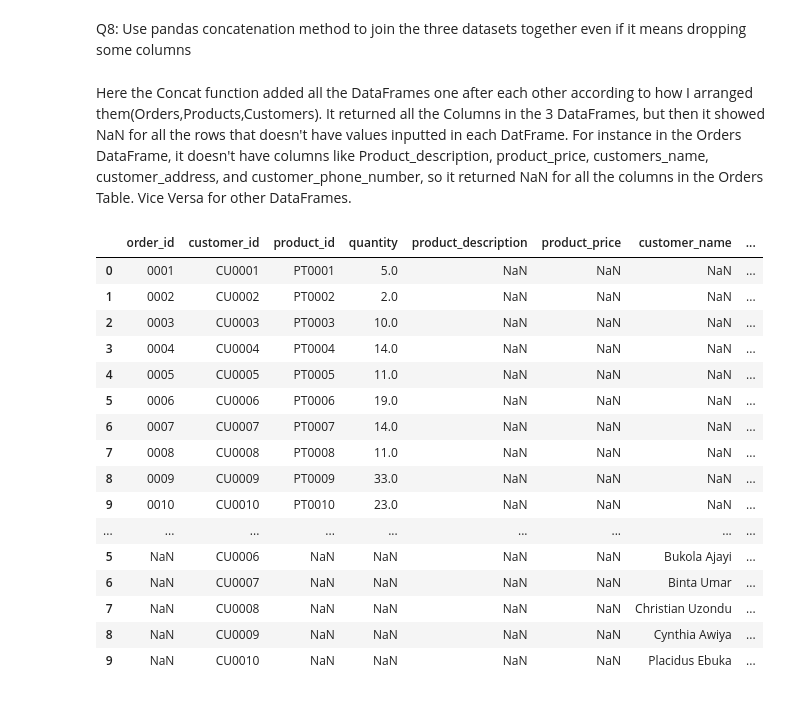
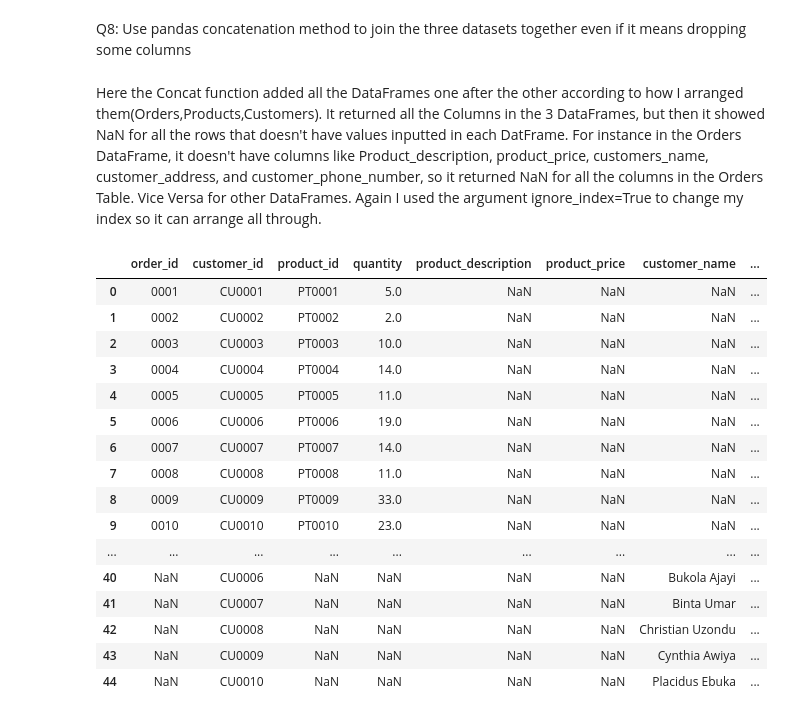
Before and after one commit to Placidus-Ali/Stutern, a Jupyter notebook: model6_lesson4/dataframe.ipynb, the cells around one changed output. Drawn from its saved outputs; the diff is of its cells as text; code cells hidden in the pictures.

```diff
--- a/model6_lesson4/dataframe.ipynb
+++ b/model6_lesson4/dataframe.ipynb
@@ -192,25 +192,25 @@ Products_Customers
 # %% [markdown]
 Q8: Use pandas concatenation method to join the three datasets together even if it means dropping some columns
 # %% [markdown]
-Here the Concat function added all the DataFrames one after each other according to how I arranged them(Orders,Products,Customers). It returned all the Columns in the 3 DataFrames, but then it showed NaN for all the rows that doesn't have values inputted in each DatFrame. For instance in the Orders DataFrame, it doesn't have columns like Product_description, product_price, customers_name, customer_address, and customer_phone_number, so it returned NaN for all the columns in the Orders Table. Vice Versa for other DataFrames.
+Here the Concat function added all the DataFrames one after the other according to how I arranged them(Orders,Products,Customers). It returned all the Columns in the 3 DataFrames, but then it showed NaN for all the rows that doesn't have values inputted in each DatFrame. For instance in the Orders DataFrame, it doesn't have columns like Product_description, product_price, customers_name, customer_address, and customer_phone_number, so it returned NaN for all the columns in the Orders Table. Vice Versa for other DataFrames. Again I used the argument ignore_index=True to change my index so it can arrange all through.
 # %%
-Tables = pd.concat([Orders, Products, Customers])
+Tables = pd.concat([Orders, Products, Customers], ignore_index=True)
 Tables
 # %% [output]
 |  | order_id | customer_id | product_id | quantity | product_description | product_price | customer_name | ... |
 | 0 | 0001 | CU0001 | PT0001 | 5.0 | NaN | NaN | NaN | ... |
 | 1 | 0002 | CU0002 | PT0002 | 2.0 | NaN | NaN | NaN | ... |
 | 2 | 0003 | CU0003 | PT0003 | 10.0 | NaN | NaN | NaN | ... |
 | 3 | 0004 | CU0004 | PT0004 | 14.0 | NaN | NaN | NaN | ... |
 | 4 | 0005 | CU0005 | PT0005 | 11.0 | NaN | NaN | NaN | ... |
 | 5 | 0006 | CU0006 | PT0006 | 19.0 | NaN | NaN | NaN | ... |
 | 6 | 0007 | CU0007 | PT0007 | 14.0 | NaN | NaN | NaN | ... |
 | 7 | 0008 | CU0008 | PT0008 | 11.0 | NaN | NaN | NaN | ... |
 | 8 | 0009 | CU0009 | PT0009 | 33.0 | NaN | NaN | NaN | ... |
 | 9 | 0010 | CU0010 | PT0010 | 23.0 | NaN | NaN | NaN | ... |
 | ... | ... | ... | ... | ... | ... | ... | ... | ... |
-| 5 | NaN | CU0006 | NaN | NaN | NaN | NaN | Bukola Ajayi | ... |
-| 6 | NaN | CU0007 | NaN | NaN | NaN | NaN | Binta Umar | ... |
-| 7 | NaN | CU0008 | NaN | NaN | NaN | NaN | Christian Uzondu | ... |
-| 8 | NaN | CU0009 | NaN | NaN | NaN | NaN | Cynthia Awiya | ... |
-| 9 | NaN | CU0010 | NaN | NaN | NaN | NaN | Placidus Ebuka | ... |
+| 40 | NaN | CU0006 | NaN | NaN | NaN | NaN | Bukola Ajayi | ... |
+| 41 | NaN | CU0007 | NaN | NaN | NaN | NaN | Binta Umar | ... |
+| 42 | NaN | CU0008 | NaN | NaN | NaN | NaN | Christian Uzondu | ... |
+| 43 | NaN | CU0009 | NaN | NaN | NaN | NaN | Cynthia Awiya | ... |
+| 44 | NaN | CU0010 | NaN | NaN | NaN | NaN | Placidus Ebuka | ... |
```
Also changed, not shown: parts of 2 cells of this notebook.
